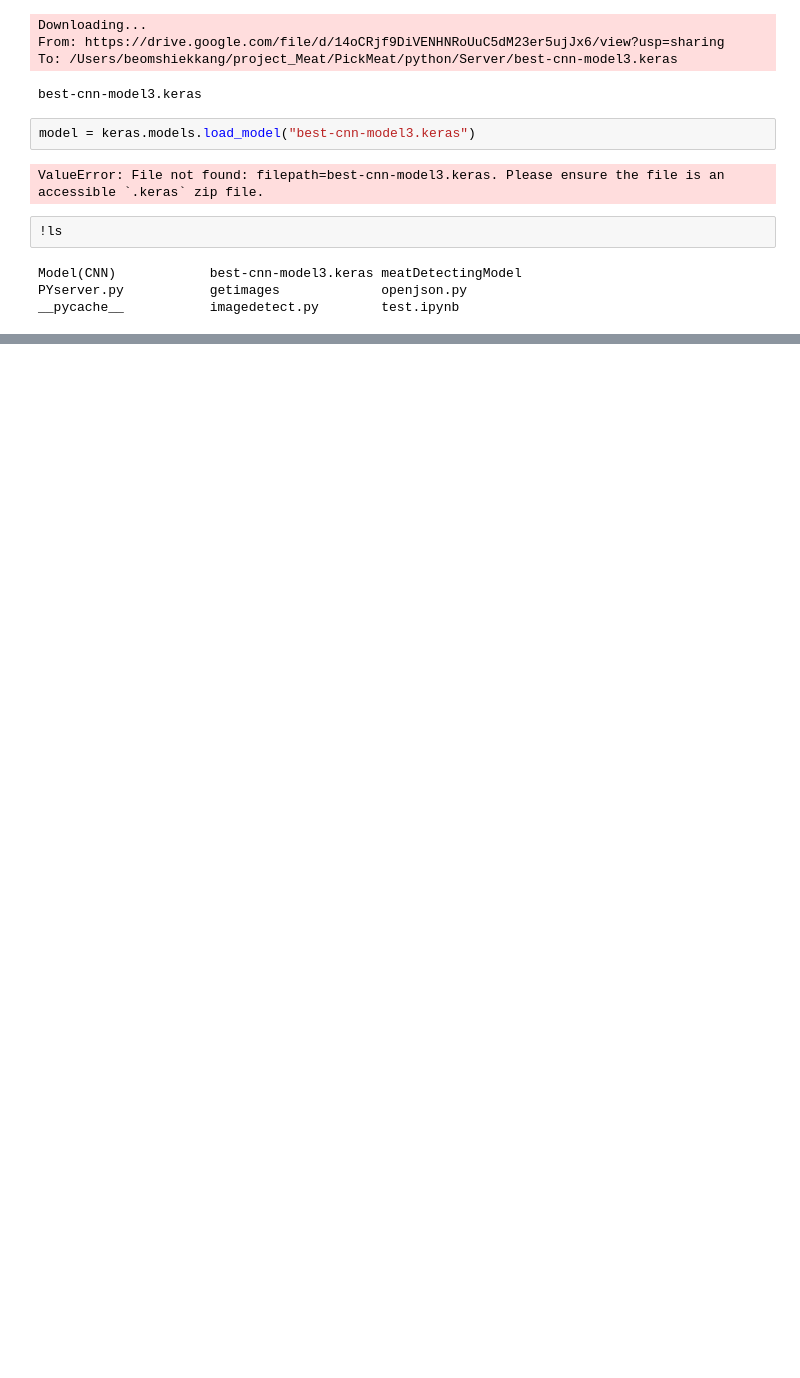
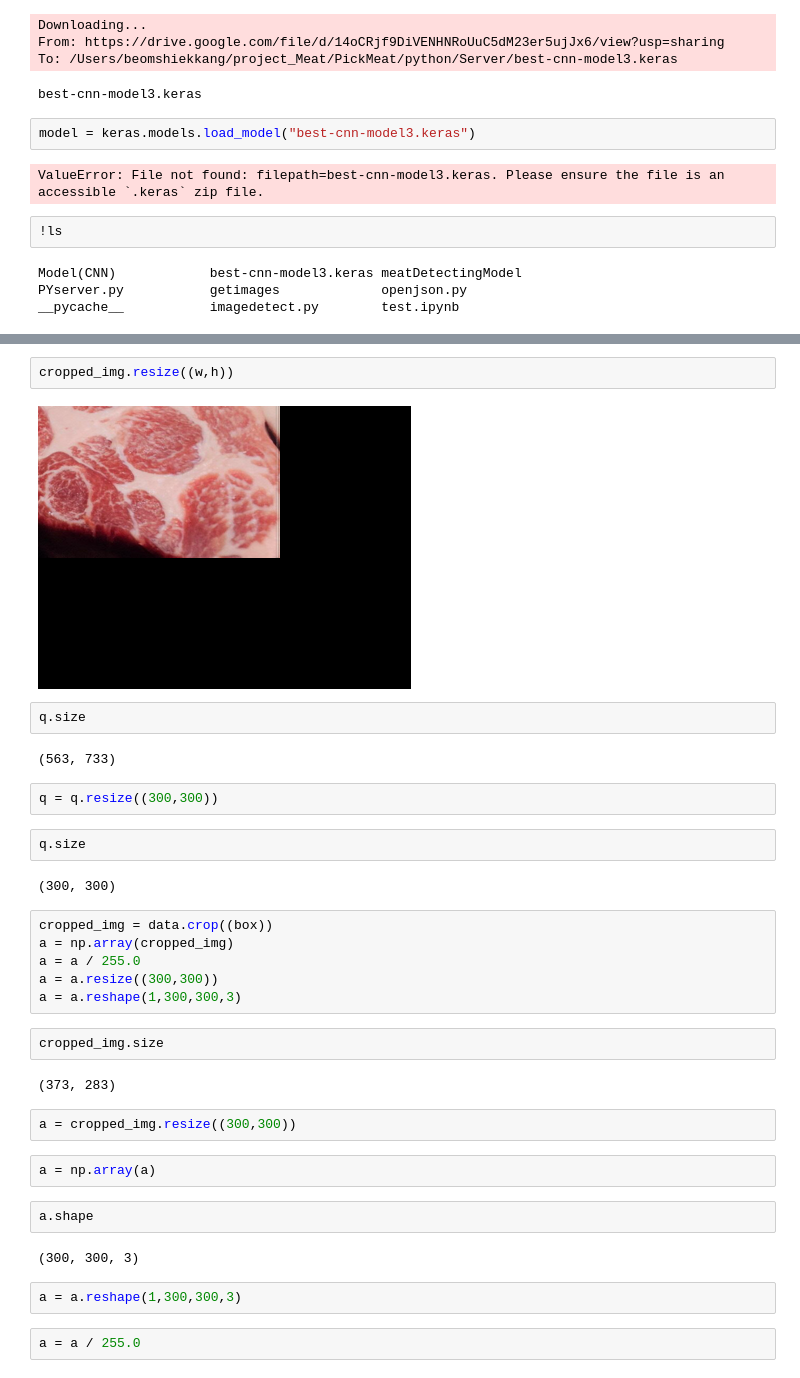
Before and after one commit to 3TeamPickMeat/PickMeat, a Jupyter notebook: python/Server/test.ipynb, the cells around one changed output, grey strips where cells are left out. Cells and saved outputs as stored; diff of their text form; blank space fills up the shorter version.

```diff
--- a/python/Server/test.ipynb
+++ b/python/Server/test.ipynb
@@ -303,0 +331,36 @@ __pycache__           imagedetect.py        test.ipynb
+# %%
+cropped_img.resize((w,h))
+# %% [output]
+[figure, added]
+# %%
+q.size
+# %% [output]
+(563, 733)
+# %%
+q = q.resize((300,300))
+# %%
+q.size
+# %% [output]
+(300, 300)
+# %%
+cropped_img = data.crop((box))
+a = np.array(cropped_img)
+a = a / 255.0
+a = a.resize((300,300))
+a = a.reshape(1,300,300,3)
+# %%
+cropped_img.size
+# %% [output]
+(373, 283)
+# %%
+a = cropped_img.resize((300,300))
+# %%
+a = np.array(a)
+# %%
+a.shape
+# %% [output]
+(300, 300, 3)
+# %%
+a = a.reshape(1,300,300,3)
+# %%
+a = a / 255.0
```
Also changed, not shown: parts of 21 cells of this notebook, 18 other files.
